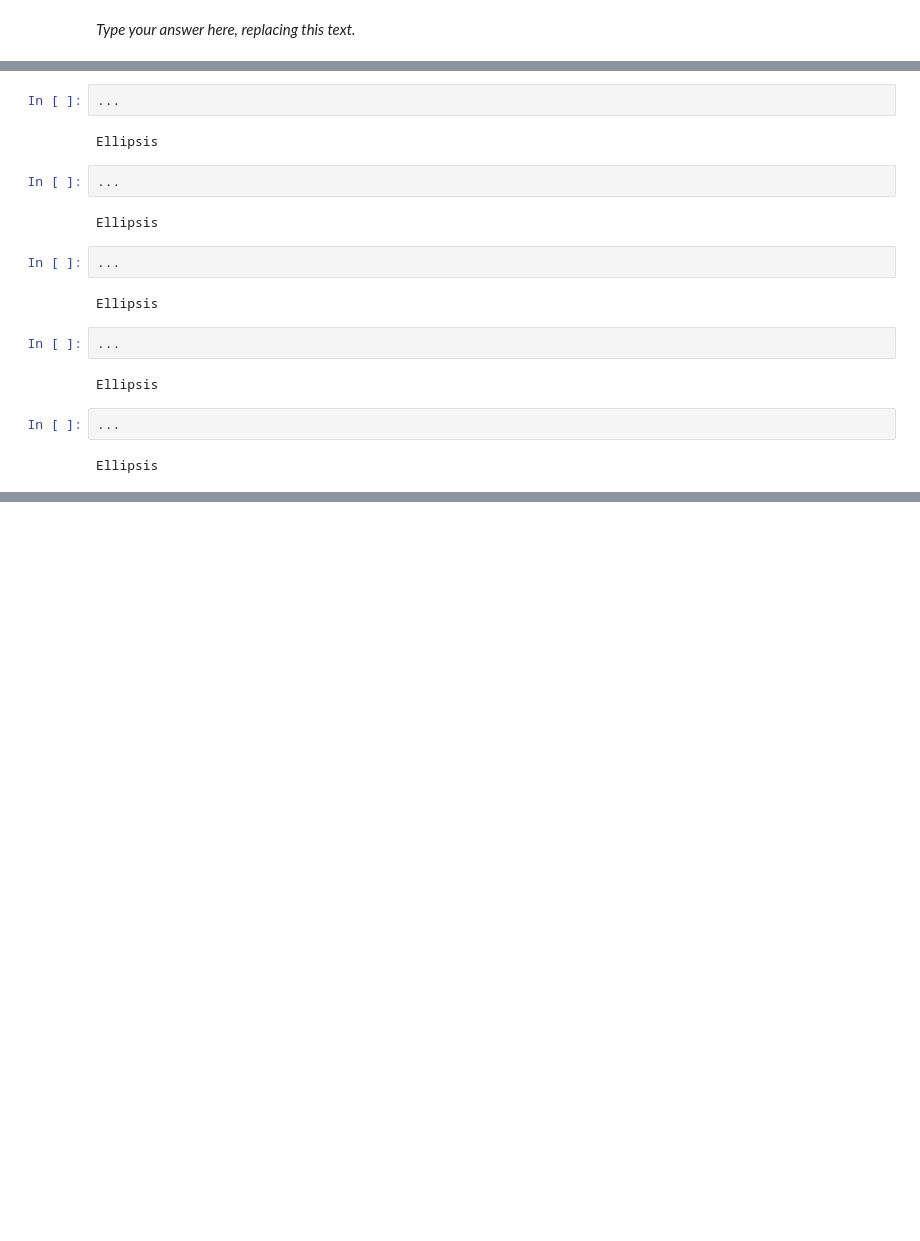
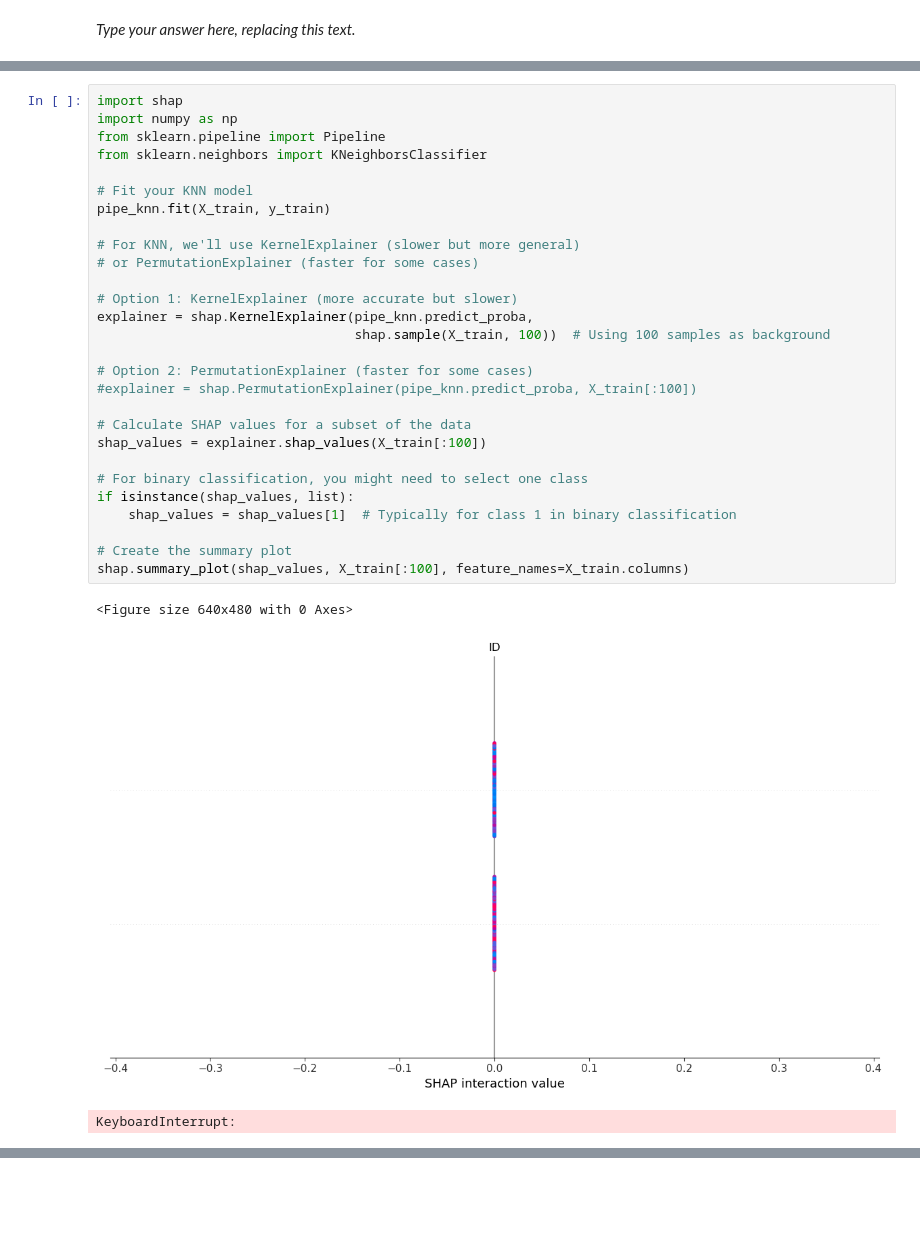
Before and after one commit to hhdning21/credit_card_default_classification, a Jupyter notebook: hw5.ipynb, the cells around one changed output, grey strips where cells are left out. Cells and saved outputs as stored; diff of their text form; blank space fills up the shorter version.

```diff
--- a/hw5.ipynb
+++ b/hw5.ipynb
@@ -848,20 +1040,34 @@ _Type your answer here, replacing this text._
+# %%
+import shap
+import numpy as np
+from sklearn.pipeline import Pipeline
+from sklearn.neighbors import KNeighborsClassifier
+
+# Fit your KNN model
+pipe_knn.fit(X_train, y_train)
+
+# For KNN, we'll use KernelExplainer (slower but more general)
+# or PermutationExplainer (faster for some cases)
+
+# Option 1: KernelExplainer (more accurate but slower)
+explainer = shap.KernelExplainer(pipe_knn.predict_proba,
+                                 shap.sample(X_train, 100))  # Using 100 samples as background
+
+# Option 2: PermutationExplainer (faster for some cases)
+#explainer = shap.PermutationExplainer(pipe_knn.predict_proba, X_train[:100])
+
+# Calculate SHAP values for a subset of the data
+shap_values = explainer.shap_values(X_train[:100])
+
+# For binary classification, you might need to select one class
+if isinstance(shap_values, list):
+    shap_values = shap_values[1]  # Typically for class 1 in binary classification
+
+# Create the summary plot
+shap.summary_plot(shap_values, X_train[:100], feature_names=X_train.columns)
+# %% [output]
+<Figure size 640x480 with 0 Axes>
+[figure, added]
 # %%
-...
 # %% [output]
-Ellipsis
+KeyboardInterrupt:
-# %%
-...
-# %% [output]
-Ellipsis
-# %%
-...
-# %% [output]
-Ellipsis
-# %%
-...
-# %% [output]
-Ellipsis
-# %%
-...
-# %% [output]
-Ellipsis
```
Also changed, not shown: parts of 53 cells of this notebook.
